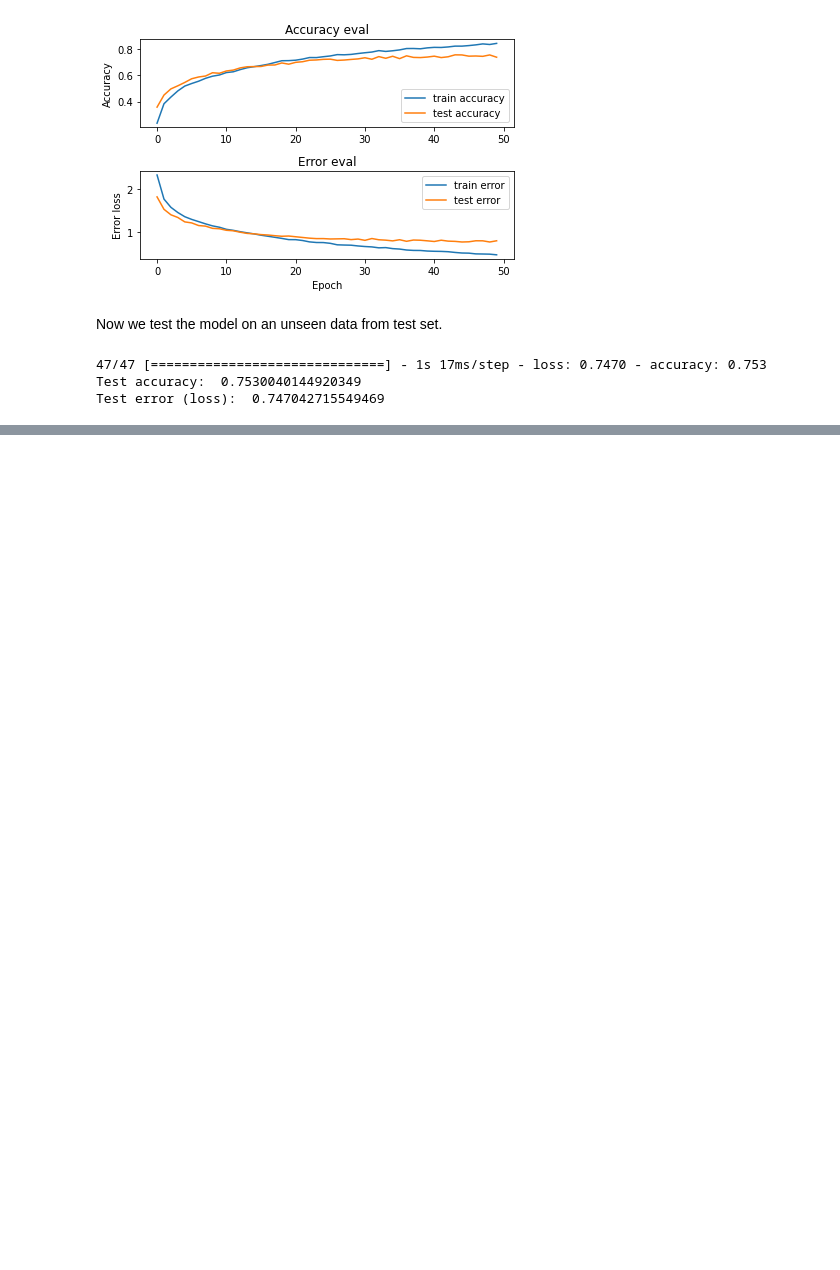
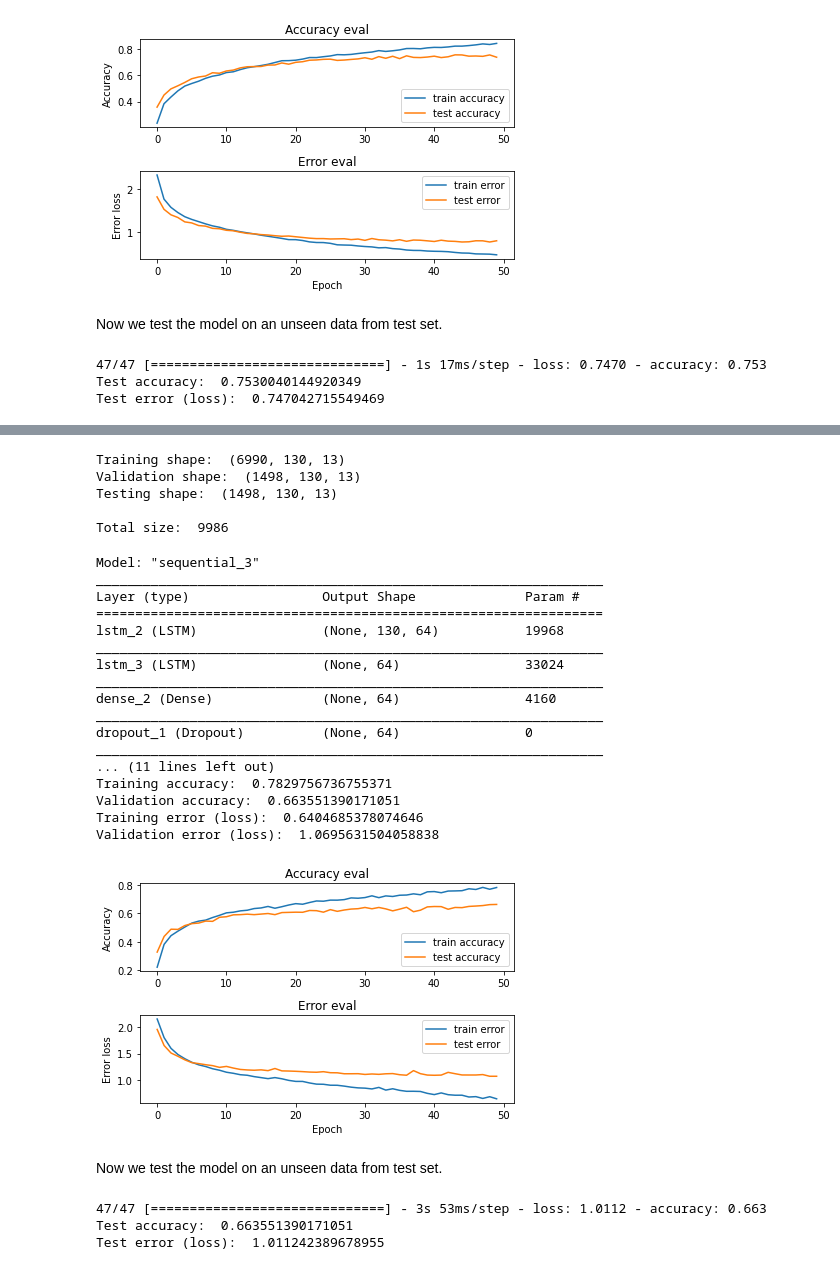
Before and after one commit to archity/music-processing, a Jupyter notebook: 3 - GTZAN Neural Network.ipynb, the cells around one changed output, grey strips where cells are left out. Cells and saved outputs as stored; diff of their text form; code cells hidden in the pictures; blank space fills up the shorter version.

Commit message:
Added LSTM model

```diff
--- a/3 - GTZAN Neural Network.ipynb
+++ b/3 - GTZAN Neural Network.ipynb
@@ -353,3 +358,65 @@ Test error (loss):  0.747042715549469
+# %%
+# Split data into training and testing sets
+X_train, X_test, y_train, y_test = train_test_split(X, y, test_size=0.3)
+
+# Split the testing set further into testing and validation sets
+X_test, X_validation, y_test, y_validation = train_test_split(X_test, y_test, test_size=0.5)
+
+print("Training shape: ", X_train.shape)
+print("Validation shape: ", X_validation.shape)
+print("Testing shape: ", X_test.shape)
+
+print("\nTotal size: ", X_train.shape[0]+X_validation.shape[0]+X_test.shape[0])
+# %% [output]
+Training shape:  (6990, 130, 13)
+Validation shape:  (1498, 130, 13)
+Testing shape:  (1498, 130, 13)
+
+Total size:  9986
+# %%
+input_shape = (X_train.shape[1], X_train.shape[2])
+
+model = keras.Sequential()
+
+model.add(keras.layers.LSTM(64, input_shape=input_shape, return_sequences=True))
+model.add(keras.layers.LSTM(64))
+
+model.add(keras.layers.Dense(64, activation='relu'))
+model.add(keras.layers.Dropout(0.1))
+
+model.add(keras.layers.Dense(10, activation='softmax'))
+# %%
+validation_data = (X_validation, y_validation)
+compile_train_plot(model, validation_data, "LSTM")
+# %% [output]
+Model: "sequential_3"
+_________________________________________________________________
+Layer (type)                 Output Shape              Param #
+=================================================================
+lstm_2 (LSTM)                (None, 130, 64)           19968
+_________________________________________________________________
+lstm_3 (LSTM)                (None, 64)                33024
+_________________________________________________________________
+dense_2 (Dense)              (None, 64)                4160
+_________________________________________________________________
+dropout_1 (Dropout)          (None, 64)                0
+_________________________________________________________________
+... (11 lines left out)
+Training accuracy:  0.7829756736755371
+Validation accuracy:  0.663551390171051
+Training error (loss):  0.6404685378074646
+Validation error (loss):  1.0695631504058838
+[figure, added]
+# %% [markdown]
+Now we test the model on an unseen data from test set.
+# %%
+test_loss, test_accuracy = model.evaluate(X_test, y_test)
+print('Test accuracy: ', test_accuracy)
+print('Test error (loss): ', test_loss)
+# %% [output]
+47/47 [==============================] - 3s 53ms/step - loss: 1.0112 - accuracy: 0.663
+Test accuracy:  0.663551390171051
+Test error (loss):  1.011242389678955
 # %% [markdown]
 # 4. Summary
 
```
Also changed, not shown: parts of 2 cells of this notebook, 2 other files.
